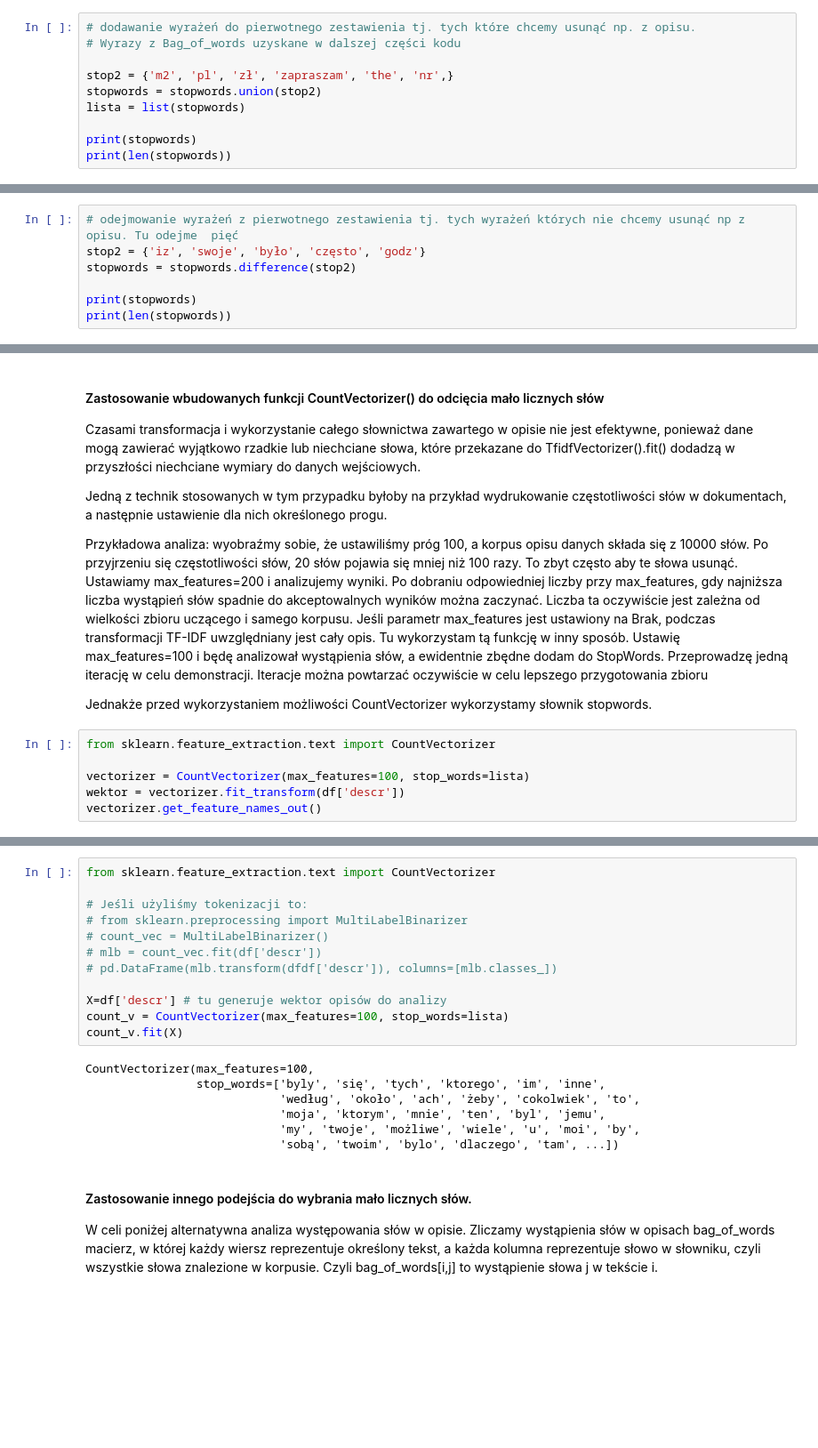
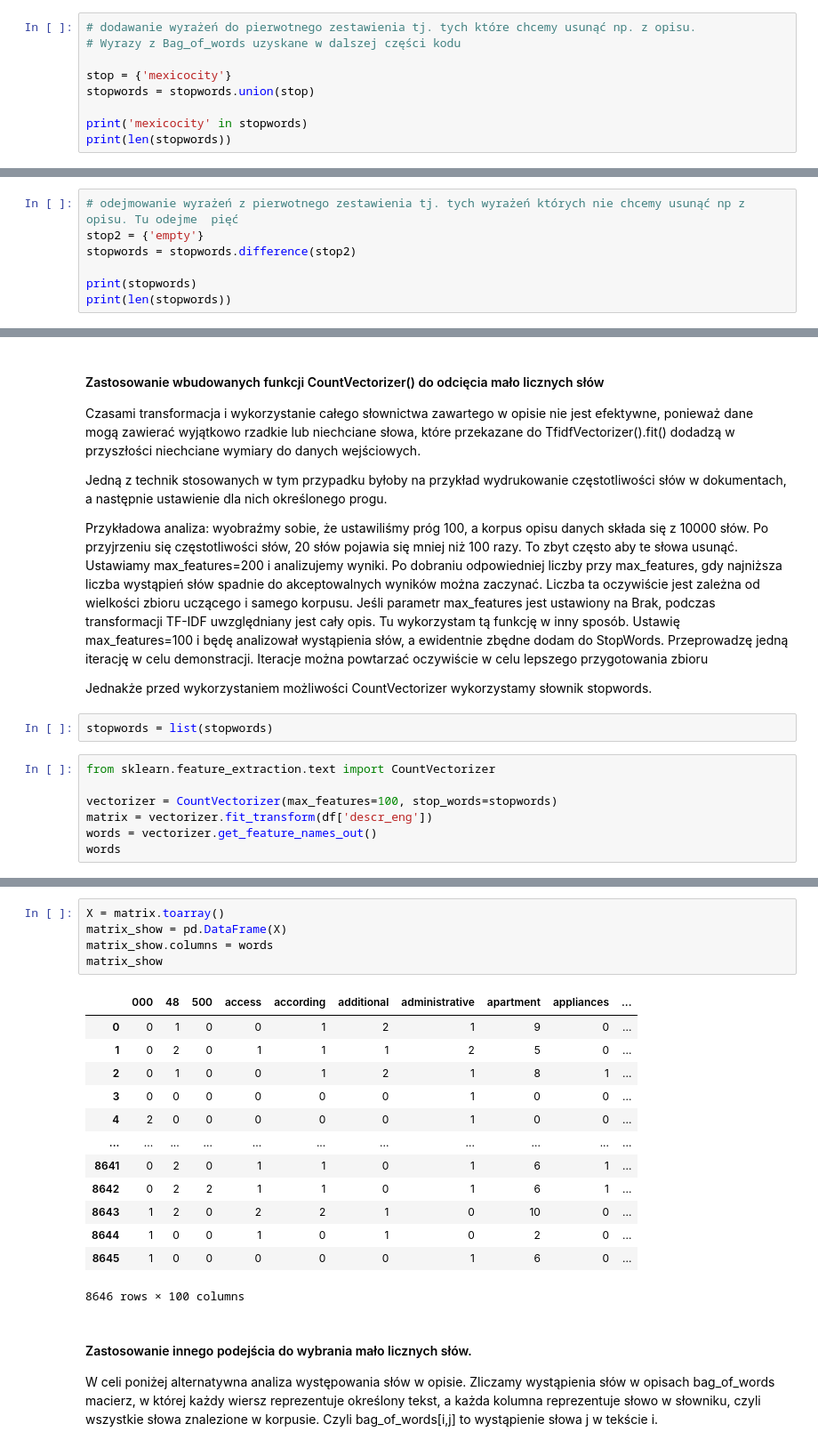
Before and after one commit to dominik-statPL/Mexico_ML, a Jupyter notebook: ADS_przygotowanie_opisu.ipynb, the cells around one changed output, grey strips where cells are left out. Shown at 89% size. Cells and saved outputs as stored; diff of their text form; blank space fills up the shorter version.

```diff
--- a/ADS_przygotowanie_opisu.ipynb
+++ b/ADS_przygotowanie_opisu.ipynb
@@ -144,10 +176,9 @@ print(len(stopwords))
 # dodawanie wyrażeń do pierwotnego zestawienia tj. tych które chcemy usunąć np. z opisu.
 # Wyrazy z Bag_of_words uzyskane w dalszej części kodu
 
-stop2 = {'m2', 'pl', 'zł', 'zapraszam', 'the', 'nr',}
-stopwords = stopwords.union(stop2)
-lista = list(stopwords)
+stop = {'mexicocity'}
+stopwords = stopwords.union(stop)
 
-print(stopwords)
+print('mexicocity' in stopwords)
 print(len(stopwords))
 # %% [output]
@@ -156,6 +187,6 @@ print(len(stopwords))
 # %%
 # odejmowanie wyrażeń z pierwotnego zestawienia tj. tych wyrażeń których nie chcemy usunąć np z opisu. Tu odejme  pięć
-stop2 = {'iz', 'swoje', 'było', 'często', 'godz'}
+stop2 = {'empty'}
 stopwords = stopwords.difference(stop2)
 
 print(stopwords)
@@ -179,10 +210,13 @@ Czasami transformacja i wykorzystanie całego słownictwa zawartego w opisie nie
  Tu wykorzystam tą funkcję w inny sposób. Ustawię max_features=100 i będę analizował wystąpienia słów, a ewidentnie zbędne dodam do StopWords. Przeprowadzę jedną iterację w celu demonstracji. Iteracje można powtarzać oczywiście w celu lepszego przygotowania zbioru
 
  Jednakże przed wykorzystaniem możliwości CountVectorizer wykorzystamy słownik stopwords.
+# %%
+stopwords = list(stopwords)
 # %%
 from sklearn.feature_extraction.text import CountVectorizer
 
-vectorizer = CountVectorizer(max_features=100, stop_words=lista)
-wektor = vectorizer.fit_transform(df['descr'])
-vectorizer.get_feature_names_out()
+vectorizer = CountVectorizer(max_features=100, stop_words=stopwords)
+matrix = vectorizer.fit_transform(df['descr_eng'])
+words = vectorizer.get_feature_names_out()
+words
 # %% [output]
@@ -206,22 +240,22 @@ array(['48', 'administracyjny', 'agd', 'and', 'aneksem', 'apartament',
-# %%
-from sklearn.feature_extraction.text import CountVectorizer
-
-# Jeśli użyliśmy tokenizacji to:
-# from sklearn.preprocessing import MultiLabelBinarizer
-# count_vec = MultiLabelBinarizer()
-# mlb = count_vec.fit(df['descr'])
-# pd.DataFrame(mlb.transform(dfdf['descr']), columns=[mlb.classes_])
-
-X=df['descr'] # tu generuje wektor opisów do analizy
-count_v = CountVectorizer(max_features=100, stop_words=lista)
-count_v.fit(X)
-# %% [output]
-CountVectorizer(max_features=100,
-                stop_words=['byly', 'się', 'tych', 'ktorego', 'im', 'inne',
-                            'według', 'około', 'ach', 'żeby', 'cokolwiek', 'to',
-                            'moja', 'ktorym', 'mnie', 'ten', 'byl', 'jemu',
-                            'my', 'twoje', 'możliwe', 'wiele', 'u', 'moi', 'by',
-                            'sobą', 'twoim', 'bylo', 'dlaczego', 'tam', ...])
+# %%
+X = matrix.toarray()
+matrix_show = pd.DataFrame(X)
+matrix_show.columns = words
+matrix_show
+# %% [output]
+|  | 000 | 48 | 500 | access | according | additional | administrative | apartment | appliances | ... |
+| 0 | 0 | 1 | 0 | 0 | 1 | 2 | 1 | 9 | 0 | ... |
+| 1 | 0 | 2 | 0 | 1 | 1 | 1 | 2 | 5 | 0 | ... |
+| 2 | 0 | 1 | 0 | 0 | 1 | 2 | 1 | 8 | 1 | ... |
+| 3 | 0 | 0 | 0 | 0 | 0 | 0 | 1 | 0 | 0 | ... |
+| 4 | 2 | 0 | 0 | 0 | 0 | 0 | 1 | 0 | 0 | ... |
+| ... | ... | ... | ... | ... | ... | ... | ... | ... | ... | ... |
+| 8641 | 0 | 2 | 0 | 1 | 1 | 0 | 1 | 6 | 1 | ... |
+| 8642 | 0 | 2 | 2 | 1 | 1 | 0 | 1 | 6 | 1 | ... |
+| 8643 | 1 | 2 | 0 | 2 | 2 | 1 | 0 | 10 | 0 | ... |
+| 8644 | 1 | 0 | 0 | 1 | 0 | 1 | 0 | 2 | 0 | ... |
+| 8645 | 1 | 0 | 0 | 0 | 0 | 0 | 1 | 6 | 0 | ... |
+8646 rows × 100 columns
 # %% [markdown]
 #### Zastosowanie innego podejścia do wybrania mało licznych słów.
 W celi poniżej alternatywna analiza występowania słów w opisie. Zliczamy wystąpienia słów w opisach
```
Also changed, not shown: parts of 25 cells of this notebook.
